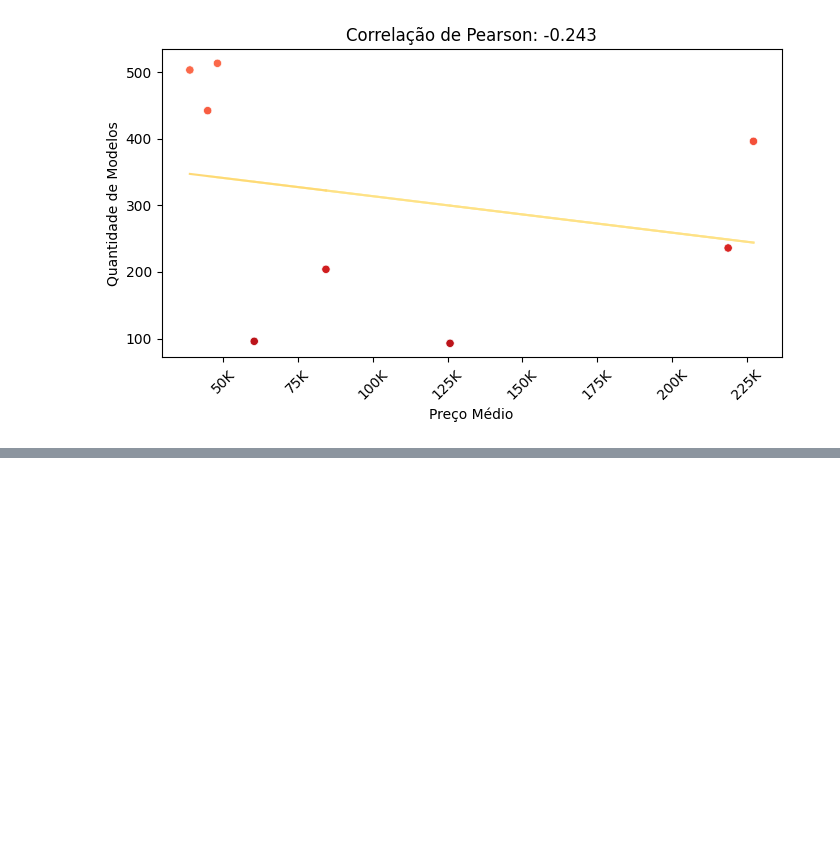
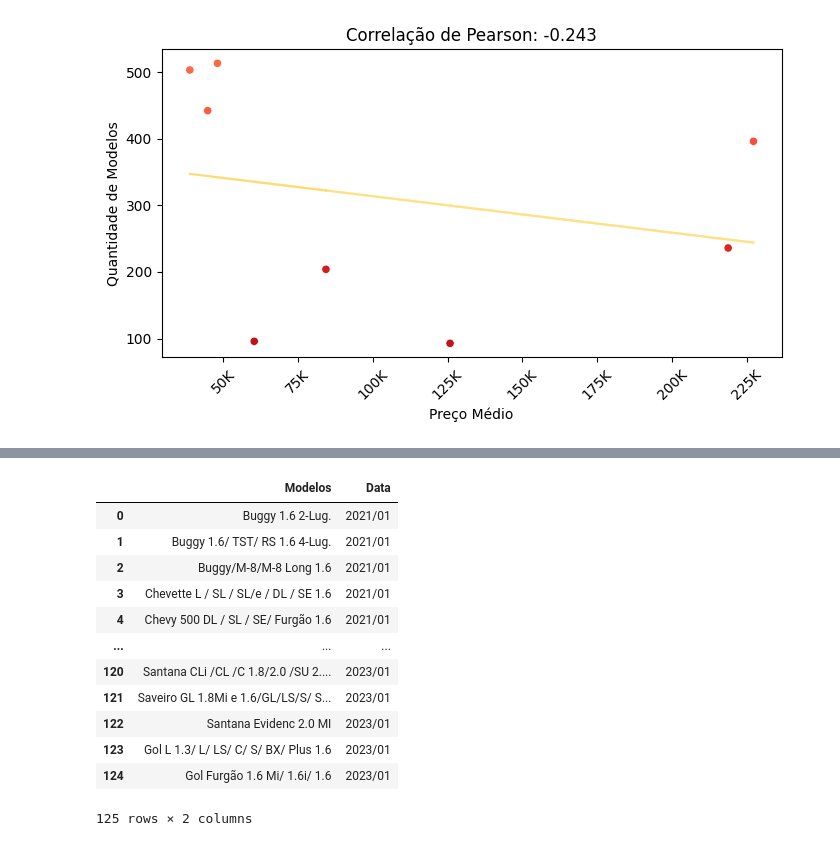
Before and after one commit to GvFreitas1/ListasdeExercicios-CursodePython2022, a Jupyter notebook: Projeto Final - Grupo 4/Análise de Dados - Preco dos Carros BR.ipynb, the cells around one changed output, grey strips where cells are left out. Cells and saved outputs as stored; diff of their text form; code cells hidden in the pictures; blank space fills up the shorter version.

```diff
--- a/Projeto Final - Grupo 4/Análise de Dados - Preco dos Carros BR.ipynb
+++ b/Projeto Final - Grupo 4/Análise de Dados - Preco dos Carros BR.ipynb
@@ -469,0 +466,16 @@ print(df_caro, df_barato)
+# %%
+df_barato
+# %% [output]
+|  | Modelos | Data |
+| 0 | Buggy 1.6 2-Lug. | 2021/01 |
+| 1 | Buggy 1.6/ TST/ RS 1.6 4-Lug. | 2021/01 |
+| 2 | Buggy/M-8/M-8 Long 1.6 | 2021/01 |
+| 3 | Chevette L / SL / SL/e / DL / SE 1.6 | 2021/01 |
+| 4 | Chevy 500 DL / SL / SE/ Furgão 1.6 | 2021/01 |
+| ... | ... | ... |
+| 120 | Santana CLi /CL /C 1.8/2.0 /SU 2.... | 2023/01 |
+| 121 | Saveiro GL 1.8Mi e 1.6/GL/LS/S/ S... | 2023/01 |
+| 122 | Santana Evidenc 2.0 MI | 2023/01 |
+| 123 | Gol L 1.3/ L/ LS/ C/ S/ BX/ Plus 1.6 | 2023/01 |
+| 124 | Gol Furgão 1.6 Mi/ 1.6i/ 1.6 | 2023/01 |
+125 rows × 2 columns
```
Also changed, not shown: parts of 1 cell of this notebook.
